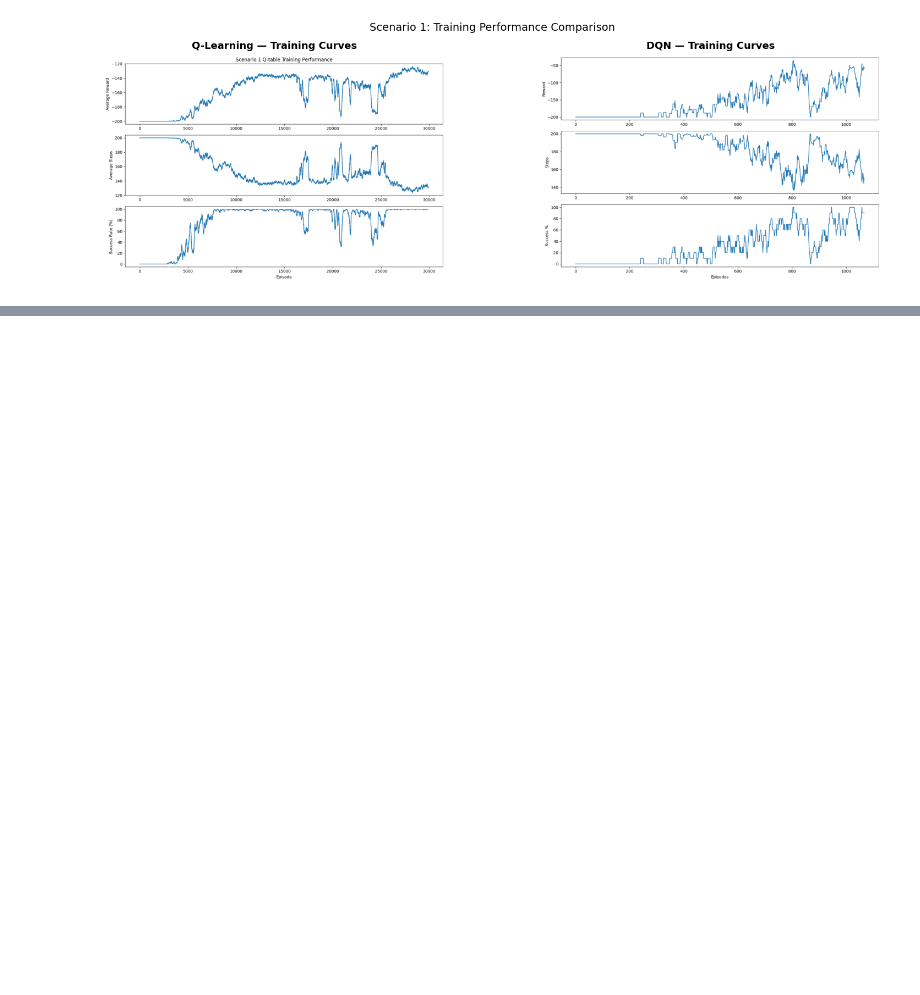
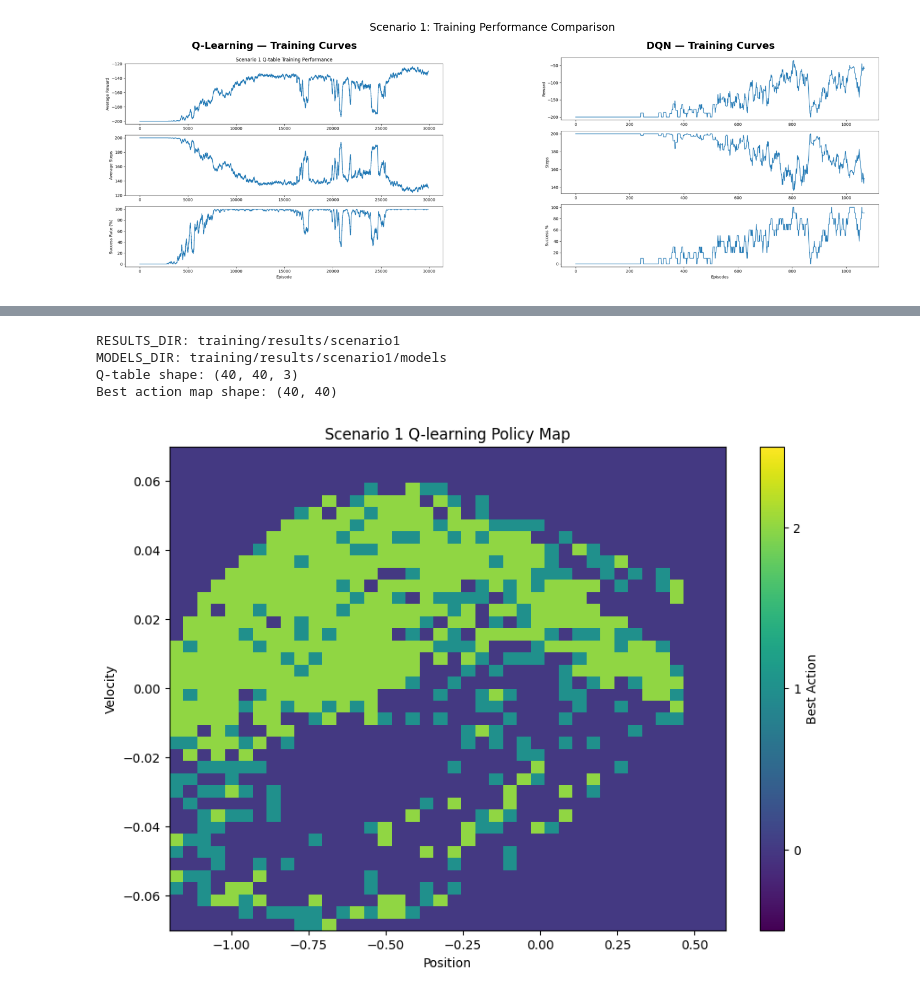
Before and after one commit to cayetana-h/TinderForRL, a Jupyter notebook: main_analysis.ipynb, the cells around one changed output, grey strips where cells are left out. Cells and saved outputs as stored; diff of their text form; code cells hidden in the pictures; blank space fills up the shorter version.

```diff
--- a/main_analysis.ipynb
+++ b/main_analysis.ipynb
@@ -354,0 +205,77 @@ plt.show()
+# %%
+
+possible_roots = [
+    Path("results/scenario1"),
+    Path("training/results/scenario1"),
+    Path("../results/scenario1"),
+]
+
+RESULTS_DIR = None
+
+for path in possible_roots:
+    if path.exists():
+        RESULTS_DIR = path
+        break
+
+if RESULTS_DIR is None:
+    raise FileNotFoundError("Could not find Scenario 1 results folder.")
+
+MODELS_DIR = RESULTS_DIR / "models"
+PLOTS_DIR = RESULTS_DIR / "plots"
+
+print("RESULTS_DIR:", RESULTS_DIR)
+print("MODELS_DIR:", MODELS_DIR)
+
+
+# LOAD TRAINED Q-TABLE
+
+
+with open(MODELS_DIR / "scenario1_qtable.pkl", "rb") as file:
+    qtable_data = pickle.load(file)
+
+q_table = qtable_data["q_table"]
+position_bins = qtable_data["position_bins"]
+velocity_bins = qtable_data["velocity_bins"]
+
+
+
+# EXTRACT BEST ACTION FOR EACH STATE
+
+best_actions = np.argmax(q_table, axis=2)
+
+print("Q-table shape:", q_table.shape)
+print("Best action map shape:", best_actions.shape)
+
+
+
+# PLOT POLICY MAP
+
+
+plt.figure(figsize=(10, 7))
+
+plt.imshow(
+    best_actions.T,
+    origin="lower",
+    aspect="auto",
+    extent=[
+        position_bins[0],
+        position_bins[-1],
+        velocity_bins[0],
+        velocity_bins[-1],
+    ],
+)
+
+plt.colorbar(ticks=[0, 1, 2], label="Best Action")
+plt.clim(-0.5, 2.5)
+
+plt.xlabel("Position")
+plt.ylabel("Velocity")
+plt.title("Scenario 1 Q-learning Policy Map")
+
+plt.show()
+# %% [output]
+RESULTS_DIR: training/results/scenario1
+MODELS_DIR: training/results/scenario1/models
+Q-table shape: (40, 40, 3)
+Best action map shape: (40, 40)
+[figure, added]
```
Also changed, not shown: parts of 37 cells of this notebook, 6 other files.
